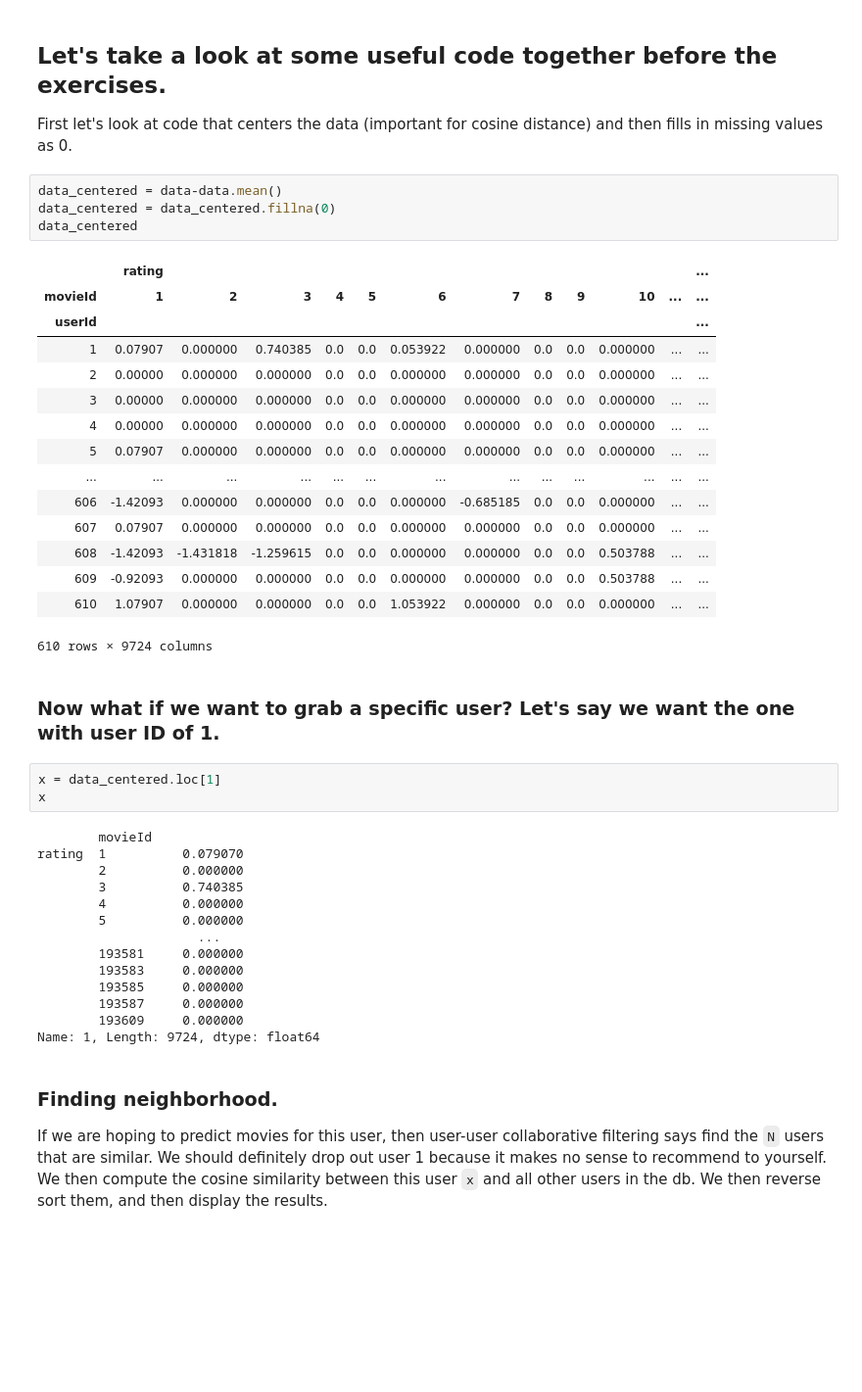
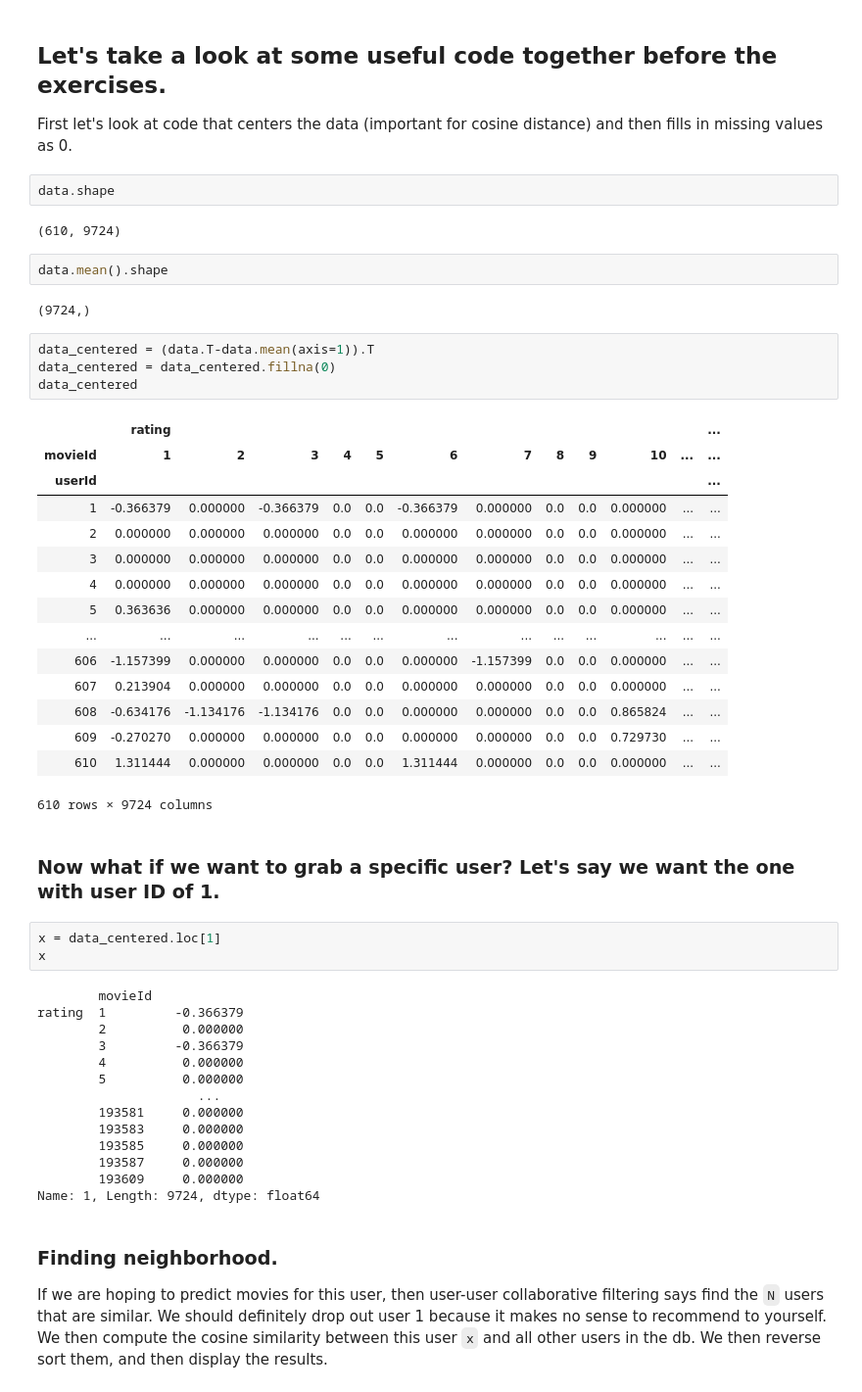
Before and after one commit to Anderson-Lab/csc-466-student, a Jupyter notebook: labs/Lab 6 Recomendation Systems-Copy1.ipynb, the cells around one changed output. Shown: that part at 98% size. Drawn from its saved outputs; the diff is of its cells as text; blank space fills up the shorter version.

```diff
--- a/labs/Lab 6 Recomendation Systems.ipynb
+++ b/labs/Lab 6 Recomendation Systems-Copy1.ipynb
@@ -145,25 +145,33 @@ data
 ## Let's take a look at some useful code together before the exercises.
 
 First let's look at code that centers the data (important for cosine distance) and then fills in missing values as 0.
+# %%
+data.shape
+# %% [output]
+(610, 9724)
+# %%
+data.mean().shape
+# %% [output]
+(9724,)
 # %%
-data_centered = data-data.mean()
+data_centered = (data.T-data.mean(axis=1)).T
 data_centered = data_centered.fillna(0)
 data_centered
 # %% [output]
 |  | rating |  |  |  |  |  |  |  |  |  |  | ... |
 | movieId | 1 | 2 | 3 | 4 | 5 | 6 | 7 | 8 | 9 | 10 | ... | ... |
 | userId |  |  |  |  |  |  |  |  |  |  |  | ... |
-| 1 | 0.07907 | 0.000000 | 0.740385 | 0.0 | 0.0 | 0.053922 | 0.000000 | 0.0 | 0.0 | 0.000000 | ... | ... |
-| 2 | 0.00000 | 0.000000 | 0.000000 | 0.0 | 0.0 | 0.000000 | 0.000000 | 0.0 | 0.0 | 0.000000 | ... | ... |
-| 3 | 0.00000 | 0.000000 | 0.000000 | 0.0 | 0.0 | 0.000000 | 0.000000 | 0.0 | 0.0 | 0.000000 | ... | ... |
-| 4 | 0.00000 | 0.000000 | 0.000000 | 0.0 | 0.0 | 0.000000 | 0.000000 | 0.0 | 0.0 | 0.000000 | ... | ... |
-| 5 | 0.07907 | 0.000000 | 0.000000 | 0.0 | 0.0 | 0.000000 | 0.000000 | 0.0 | 0.0 | 0.000000 | ... | ... |
+| 1 | -0.366379 | 0.000000 | -0.366379 | 0.0 | 0.0 | -0.366379 | 0.000000 | 0.0 | 0.0 | 0.000000 | ... | ... |
+| 2 | 0.000000 | 0.000000 | 0.000000 | 0.0 | 0.0 | 0.000000 | 0.000000 | 0.0 | 0.0 | 0.000000 | ... | ... |
+| 3 | 0.000000 | 0.000000 | 0.000000 | 0.0 | 0.0 | 0.000000 | 0.000000 | 0.0 | 0.0 | 0.000000 | ... | ... |
+| 4 | 0.000000 | 0.000000 | 0.000000 | 0.0 | 0.0 | 0.000000 | 0.000000 | 0.0 | 0.0 | 0.000000 | ... | ... |
+| 5 | 0.363636 | 0.000000 | 0.000000 | 0.0 | 0.0 | 0.000000 | 0.000000 | 0.0 | 0.0 | 0.000000 | ... | ... |
 | ... | ... | ... | ... | ... | ... | ... | ... | ... | ... | ... | ... | ... |
-| 606 | -1.42093 | 0.000000 | 0.000000 | 0.0 | 0.0 | 0.000000 | -0.685185 | 0.0 | 0.0 | 0.000000 | ... | ... |
-| 607 | 0.07907 | 0.000000 | 0.000000 | 0.0 | 0.0 | 0.000000 | 0.000000 | 0.0 | 0.0 | 0.000000 | ... | ... |
-| 608 | -1.42093 | -1.431818 | -1.259615 | 0.0 | 0.0 | 0.000000 | 0.000000 | 0.0 | 0.0 | 0.503788 | ... | ... |
-| 609 | -0.92093 | 0.000000 | 0.000000 | 0.0 | 0.0 | 0.000000 | 0.000000 | 0.0 | 0.0 | 0.503788 | ... | ... |
-| 610 | 1.07907 | 0.000000 | 0.000000 | 0.0 | 0.0 | 1.053922 | 0.000000 | 0.0 | 0.0 | 0.000000 | ... | ... |
+| 606 | -1.157399 | 0.000000 | 0.000000 | 0.0 | 0.0 | 0.000000 | -1.157399 | 0.0 | 0.0 | 0.000000 | ... | ... |
+| 607 | 0.213904 | 0.000000 | 0.000000 | 0.0 | 0.0 | 0.000000 | 0.000000 | 0.0 | 0.0 | 0.000000 | ... | ... |
+| 608 | -0.634176 | -1.134176 | -1.134176 | 0.0 | 0.0 | 0.000000 | 0.000000 | 0.0 | 0.0 | 0.865824 | ... | ... |
+| 609 | -0.270270 | 0.000000 | 0.000000 | 0.0 | 0.0 | 0.000000 | 0.000000 | 0.0 | 0.0 | 0.729730 | ... | ... |
+| 610 | 1.311444 | 0.000000 | 0.000000 | 0.0 | 0.0 | 1.311444 | 0.000000 | 0.0 | 0.0 | 0.000000 | ... | ... |
 610 rows × 9724 columns
 # %% [markdown]
 ### Now what if we want to grab a specific user? Let's say we want the one with user ID of 1.
@@ -172,9 +180,9 @@ x = data_centered.loc[1]
 x
 # %% [output]
         movieId
-rating  1          0.079070
+rating  1         -0.366379
         2          0.000000
-        3          0.740385
+        3         -0.366379
         4          0.000000
         5          0.000000
                      ...
```
Also changed, not shown: parts of 10 cells of this notebook, 5 other files.
